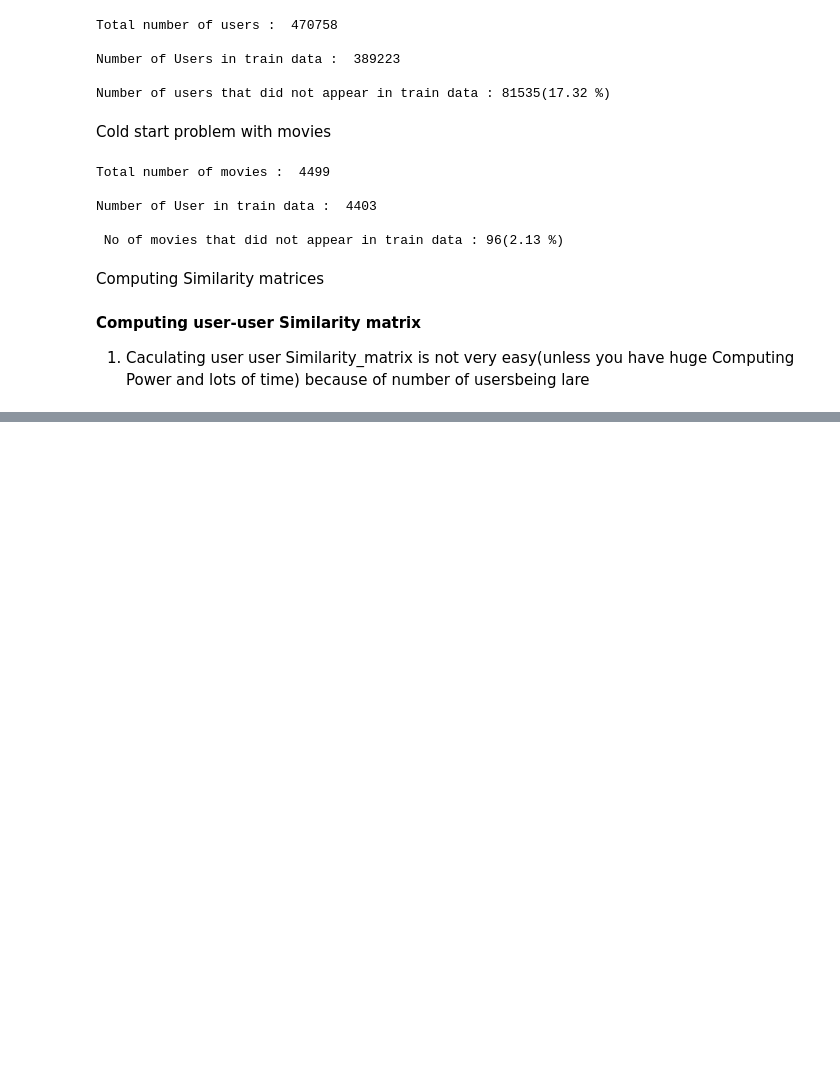
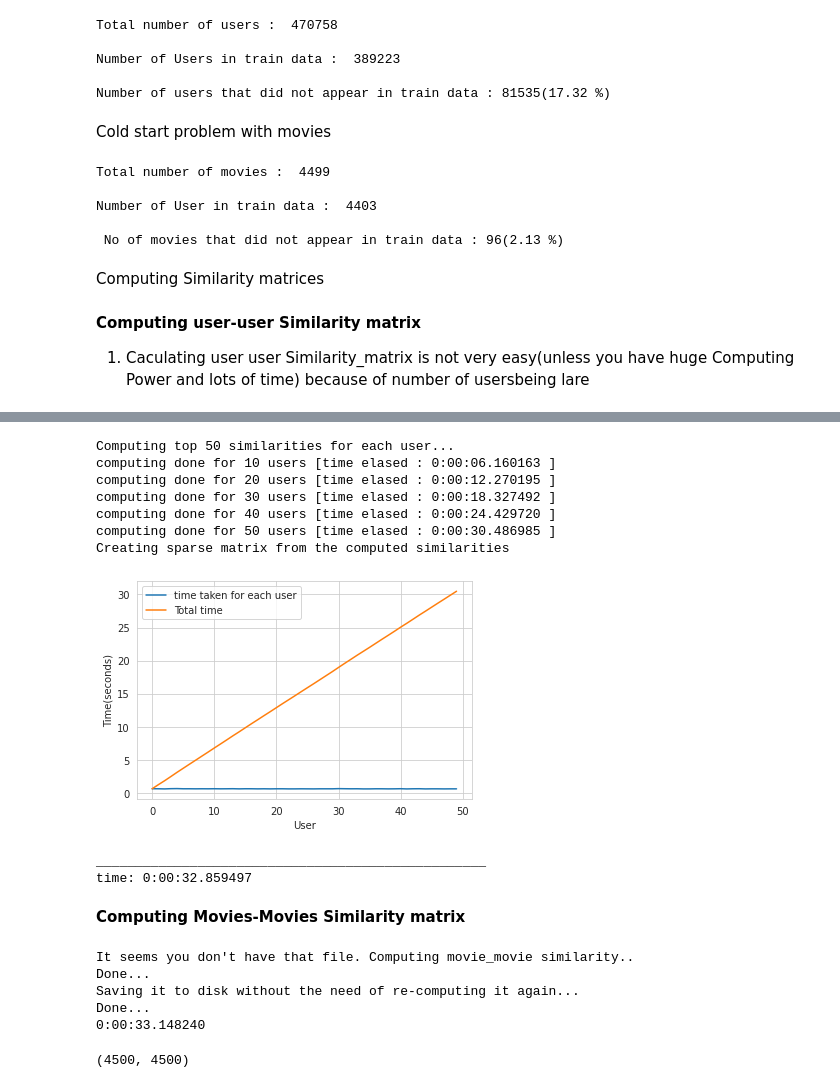
Before and after one commit to AnilKumar-06/Movie-Recommandation, a Jupyter notebook: NetflixRecommandationSystem.ipynb, the cells around one changed output, grey strips where cells are left out. Saved outputs shown, nothing was run; the diff lists cells and outputs as text; code cells hidden in the pictures; blank space fills up the shorter version.

```diff
--- a/NetflixRecommandationSystem.ipynb
+++ b/NetflixRecommandationSystem.ipynb
@@ -564,0 +656,8 @@ Time taken : 0:01:17.877562
+# %%
+if not os.path.isfile("trunc_sparse_matrix.npz"):
+#create that sparse matrix
+  trunc_sparse_matrix = sparse.csr_matrix(trunc_matrix)
+#save this truncated sparse matrix for later usage
+  sparse.save_npz('trunc_sparse_matrix', trunc_sparse_matrix)
+else:
+  trunc_sparse_matrix = sparse.load_npz('trunc_sparse_matrix.npz')
@@ -564,0 +668,46 @@ Time taken : 0:01:17.877562
+# %%
+#getting memory error
+start = datetime.now()
+trunc_u_u_sim_matrix, _ = compute_user_similarity(trunc_sparse_matrix, compute_for_few = True, top=50, verbose=True, verb_for_n_rows=10)
+print("_"*50)
+print("time:",datetime.now()-start)
+# %% [output]
+Computing top 50 similarities for each user...
+computing done for 10 users [time elased : 0:00:06.160163 ]
+computing done for 20 users [time elased : 0:00:12.270195 ]
+computing done for 30 users [time elased : 0:00:18.327492 ]
+computing done for 40 users [time elased : 0:00:24.429720 ]
+computing done for 50 users [time elased : 0:00:30.486985 ]
+Creating sparse matrix from the computed similarities
+[figure, added]
+__________________________________________________
+time: 0:00:32.859497
+# %% [markdown]
+**Computing Movies-Movies Similarity matrix**
+# %%
+start = datetime.now()
+if not os.path.isfile("Movie_Movie_sim_sparse.npz"):
+  print("It seems you don't have that file. Computing movie_movie similarity..")
+  start = datetime.now()
+  m_m_sim_sparse = cosine_similarity(X = train_sparse_matrix.T, dense_output=False)
+  print("Done...")
+  #store this sparse matrix in disk before using it. For future purposes.
+  print("Saving it to disk without the need of re-computing it again...")
+  sparse.save_npz("movie_movie_sim_sparse.npz",m_m_sim_sparse)
+  print("Done...")
+else:
+  print("It is there, we will get it.")
+  m_m_sim_sparse = sparse.load_npz("m_m_sim_sparse.npz")
+  print("Done...")
+
+print(datetime.now() - start)
+# %% [output]
+It seems you don't have that file. Computing movie_movie similarity..
+Done...
+Saving it to disk without the need of re-computing it again...
+Done...
+0:00:33.148240
+# %%
+m_m_sim_sparse.shape
+# %% [output]
+(4500, 4500)
```
Also changed, not shown: parts of 22 cells of this notebook.
